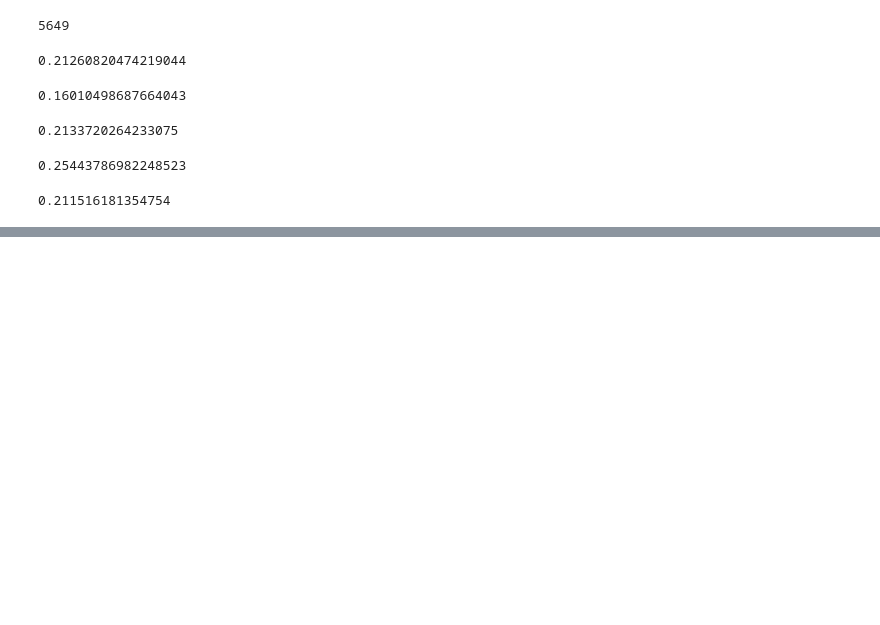
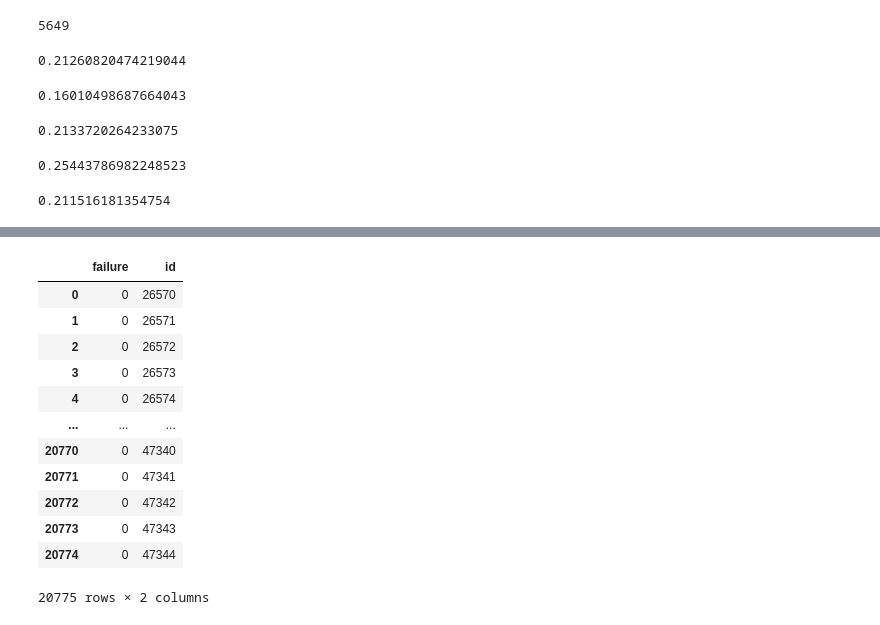
Before and after one commit to sjhh4/Tabular_Playground_Series_Aug_2022, a Jupyter notebook: first_preprocessing_fillna.ipynb, the cells around one changed output, grey strips where cells are left out. Saved outputs shown, nothing was run; the diff lists cells and outputs as text; code cells hidden in the pictures; blank space fills up the shorter version.

```diff
--- a/first_preprocessing_fillna.ipynb
+++ b/first_preprocessing_fillna.ipynb
@@ -1105,0 +1234,16 @@ df.to_csv('./data/train_fillmean.csv')
+# %%
+predict2
+# %% [output]
+|  | failure | id |
+| 0 | 0 | 26570 |
+| 1 | 0 | 26571 |
+| 2 | 0 | 26572 |
+| 3 | 0 | 26573 |
+| 4 | 0 | 26574 |
+| ... | ... | ... |
+| 20770 | 0 | 47340 |
+| 20771 | 0 | 47341 |
+| 20772 | 0 | 47342 |
+| 20773 | 0 | 47343 |
+| 20774 | 0 | 47344 |
+20775 rows × 2 columns
```
Also changed, not shown: parts of 31 cells of this notebook, 2 other files.
